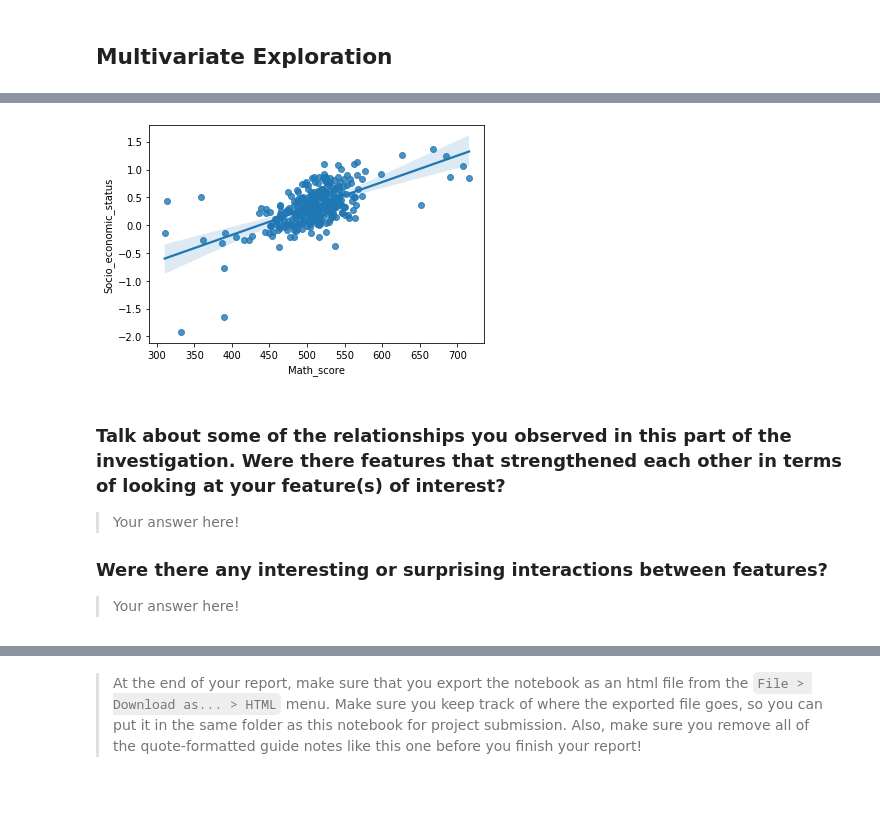
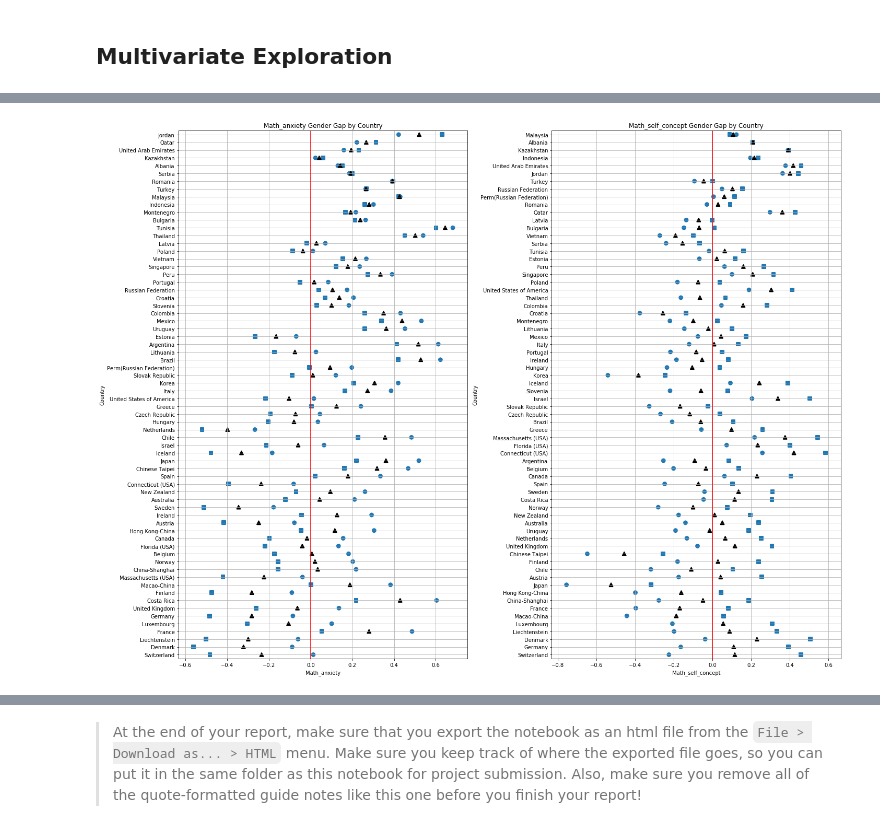
Before and after one commit to Anyra20/CommunicateDataProject, a Jupyter notebook: exploratory_analysisPISA2012.ipynb, the cells around one changed output, grey strips where cells are left out. Saved outputs shown, nothing was run; the diff lists cells and outputs as text; code cells hidden in the pictures; blank space fills up the shorter version.

```diff
--- a/exploratory_analysisPISA2012.ipynb
+++ b/exploratory_analysisPISA2012.ipynb
@@ -926,12 +816,25 @@ sb.regplot(data=p_sch[p_sch['Country'] == 'Connecticut (USA)'], x='Math_score',y
-# %%
-sb.regplot(data=p_sch[p_sch['Country'] == 'Finland'], x='Math_score',y='Socio_economic_status');
-# %% [output]
-[figure, removed]
-# %% [markdown]
-### Talk about some of the relationships you observed in this part of the investigation. Were there features that strengthened each other in terms of looking at your feature(s) of interest?
-
-> Your answer here!
-
-### Were there any interesting or surprising interactions between features?
-
-> Your answer here!
+# %%
+df_diff = df_diff.merge(df_anx_diff, left_on='Country', right_on='Country')
+df_diff = df_diff.merge(df_self_diff, left_on='Country', right_on='Country')
+# %%
+#plot Math_anxiety and Math_self_concept gender gap for each country
+fig, ax = plt.subplots(ncols=2, figsize = [20,15]);
+plt.subplot(1, 2, 1)
+sb.pointplot(data = df_diff.sort_values('diff_anx', ascending=True), y ='Country', x = 'girl_anx', markers=['o'], label='Female', linestyles="")
+sb.pointplot(data = df_diff.sort_values('diff_anx', ascending=True), y ='Country', x = 'boy_anx', markers='s', label='Male',linestyles="")
+sb.pointplot(data = df_diff.sort_values('diff_anx', ascending=True), y ='Country', x = 'all_anx', markers='^',label='All', color='black', linestyles="")
+plt.axvline(x=0, color = 'red')
+plt.grid(True)
+plt.title('Math_anxiety Gender Gap by Country');
+plt.xlabel('Index of Math anxiety');
+plt.subplot(1, 2, 2)
+sb.pointplot(data = df_diff.sort_values('diff_self', ascending=False), y ='Country', x = 'girl_self', label='Female', markers='o', linestyles="")
+sb.pointplot(data = df_diff.sort_values('diff_self', ascending=False), y ='Country', x = 'boy_self', label='Male', markers='s', linestyles="")
+sb.pointplot(data = df_diff.sort_values('diff_self', ascending=False), y ='Country', x = 'all_self', label='All', markers='^', color='black', linestyles="")
+plt.axvline(x=0, color = 'red')
+plt.grid(True)
+plt.title('Math_self_concept Gender Gap by Country');
+plt.xlabel('Index of Math self-concept');
+fig.tight_layout()
+# %% [output]
+[figure, added]
```
Also changed, not shown: parts of 42 cells of this notebook.
